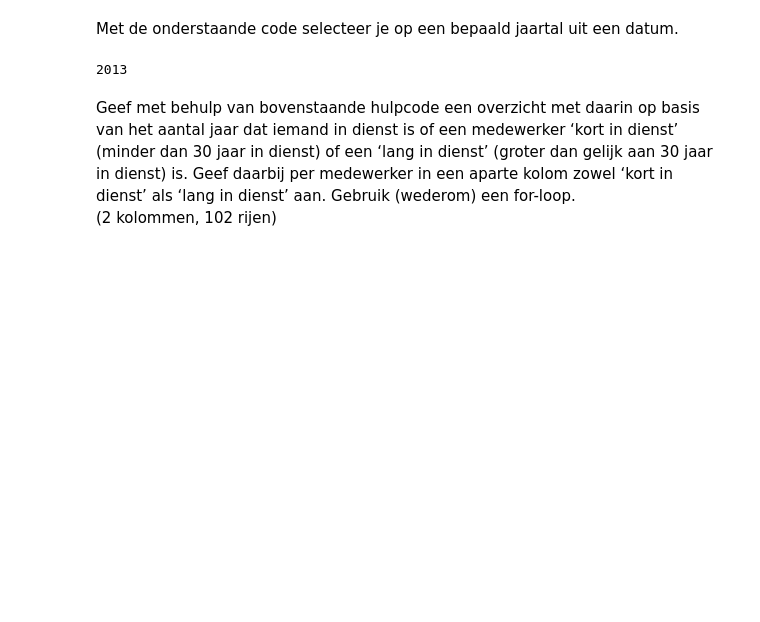
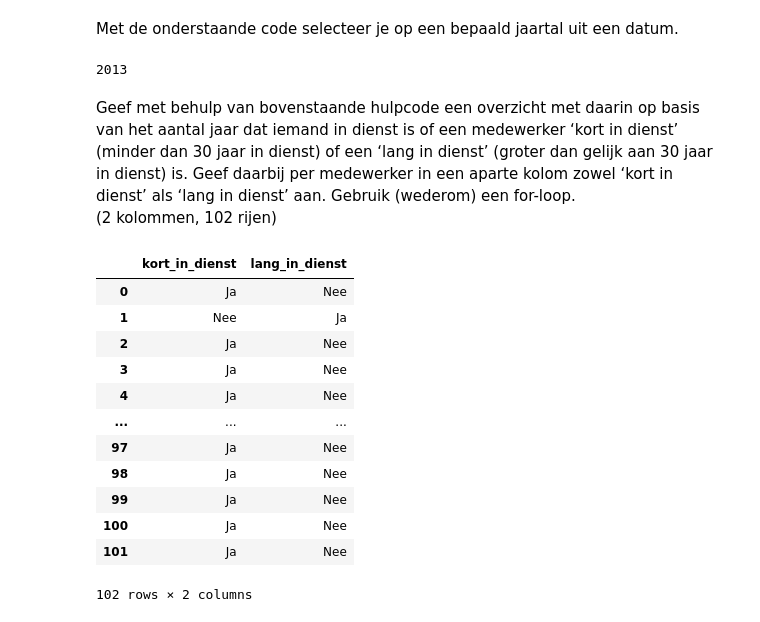
Before and after one commit to RobbertSchwarze/SEM4Robbert, a Jupyter notebook: DEAI - Pythonweek WC Dataselectie met pandas/Opdrachten.ipynb, the cells around one changed output. Drawn from its saved outputs; the diff is of its cells as text; code cells hidden in the pictures; blank space fills up the shorter version.

Commit message:
[Opdracht] lang_in_dienst

```diff
--- a/DEAI - Pythonweek WC Dataselectie met pandas/Opdrachten.ipynb
+++ b/DEAI - Pythonweek WC Dataselectie met pandas/Opdrachten.ipynb
@@ -1022,3 +1022,47 @@ date_obj.year
 # %% [markdown]
 Geef met behulp van bovenstaande hulpcode een overzicht met daarin op basis van het aantal jaar dat iemand in dienst is of een medewerker ‘kort in dienst’ (minder dan 30 jaar in dienst) of een ‘lang in dienst’ (groter dan gelijk aan 30 jaar in dienst) is. Geef daarbij per medewerker in een aparte kolom zowel ‘kort in dienst’ als ‘lang in dienst’ aan. Gebruik (wederom) een for-loop.<br>
 (2 kolommen, 102 rijen)
+# %%
+from datetime import datetime
+
+# Welk tabel? SALES_STAFF
+# Welk kolom? DATE_HIRED
+# Join ? NEE
+# kort_in dienst = < 30 jaar. (kort_in_dienst)
+# lang_in_dienst >= 30 jaar. (lang_in_dienst)
+sales_staff = pd.read_sql_query(select_all_sales_staff, conn)
+
+# Zodat we ook de datum van vandaag weten
+today = datetime.today()
+
+for index, row in sales_staff.iterrows():
+    jaren_in_dienst = sales_staff.at[index, 'DATE_HIRED']
+
+    jaren_in_dienst = pd.to_datetime(jaren_in_dienst)
+
+    jaren_in_dienst = (today - jaren_in_dienst).days / 365
+
+    if jaren_in_dienst < 30:
+        sales_staff.at[index, 'kort_in_dienst'] = 'Ja'
+        sales_staff.at[index, 'lang_in_dienst'] = 'Nee'
+    else:
+        sales_staff.at[index, 'kort_in_dienst'] = 'Nee'
+        sales_staff.at[index, 'lang_in_dienst'] = 'Ja'
+
+resultaat = sales_staff.loc[: , ['kort_in_dienst', 'lang_in_dienst']]
+
+resultaat
+# %% [output]
+|  | kort_in_dienst | lang_in_dienst |
+| 0 | Ja | Nee |
+| 1 | Nee | Ja |
+| 2 | Ja | Nee |
+| 3 | Ja | Nee |
+| 4 | Ja | Nee |
+| ... | ... | ... |
+| 97 | Ja | Nee |
+| 98 | Ja | Nee |
+| 99 | Ja | Nee |
+| 100 | Ja | Nee |
+| 101 | Ja | Nee |
+102 rows × 2 columns
```
